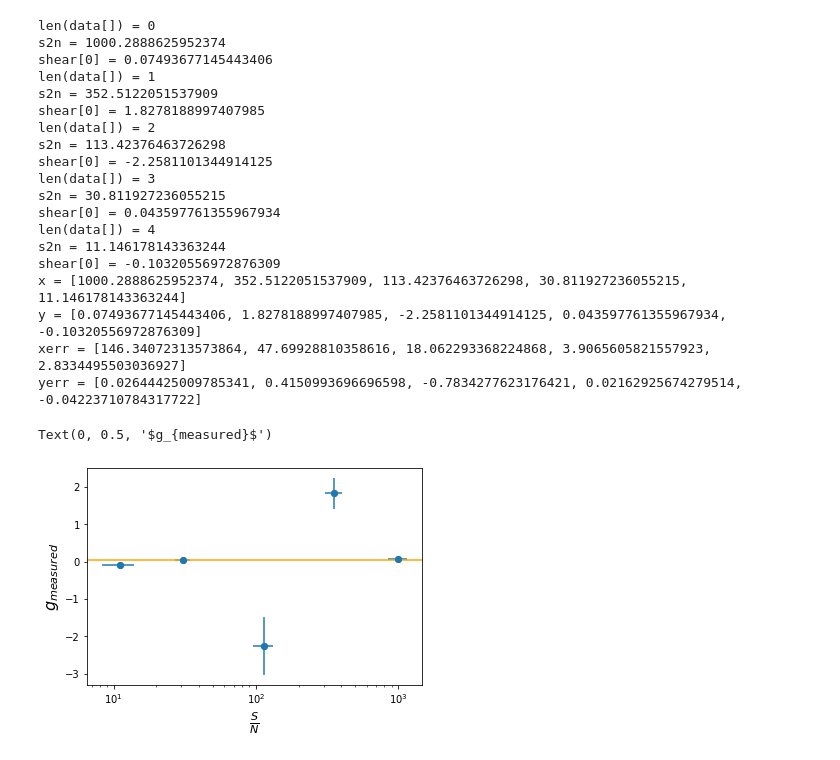
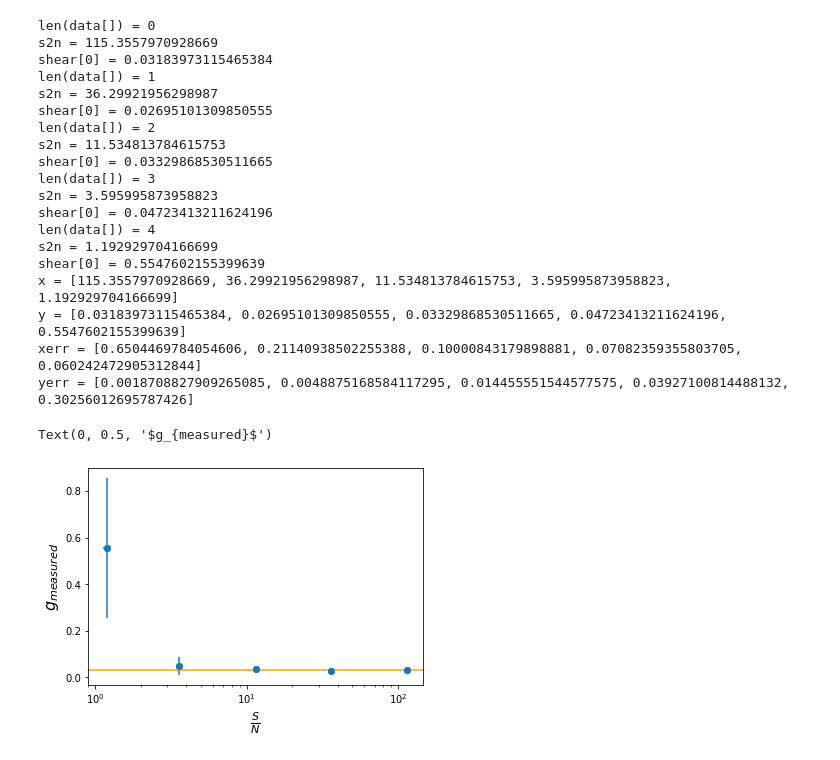
Before and after one commit to norrisbach/Metacal, a Jupyter notebook: metacal.ipynb, the cells around one changed output. Drawn from its saved outputs; the diff is of its cells as text; code cells hidden in the pictures.

```diff
--- a/metacal.ipynb
+++ b/metacal.ipynb
@@ -102,13 +102,16 @@ def make_data(rng, noise, shear):
     im = obj.drawImage(scale = scale)
 
     # psf noise
-    random = galsim.BaseDeviate(1024)
     psf_noise= .001
     psf_im += rng.normal(scale=psf_noise, size=psf_im.shape)
-    var_image= im + noise
-    #im += rng.normal(scale=noise, size=im.shape)
-    varNoise = galsim.VariableGaussianNoise(random, var_image)
-    im.addNoise(varNoise)
+
+    if(version == 0):
+        im += rng.normal(scale=noise, size=im.array.shape)
+    if(version == 1):
+        random = galsim.BaseDeviate(1024)
+        var_image= im + noise
+        varNoise = galsim.VariableGaussianNoise(random, var_image)
+        im.addNoise(varNoise)
     imArr = im.array
 
     cen = (np.array(imArr.shape)-1.0)/2.0
@@ -121,7 +124,12 @@ def make_data(rng, noise, shear):
     )
 
     # noise variance map
-    wt     = imArr*0 + 1.0/(0.0736*noise)**2
+    #factor*noise is to keep S/N between 10 and 1000
+    if(version == 0):
+        wt = imArr*0 + 1.0/(5*noise)**2
+    if(version == 1):
+        wt = imArr*0 + 1.0/(0.0736*noise)**2
+
     psf_wt = psf_im*0 + 1.0/psf_noise**2
 
     psf_obs = ngmix.Observation(
@@ -208,40 +216,42 @@ boot      = ngmix.metacal.MetacalBootstrapper(
 # %%
 noise_arr = np.logspace(-4, -2, 5, base=10.0)
 num_tests = len(noise_arr)
 num_gals = 100
 shear_true = [0.03, 0.00]
+#version = 0: background noise only; version = 1: background and signal noise
+version = 0
 ans = analyze(rng, num_tests, num_gals, noise_arr, shear_true)
 print("x =", ans[0])
 print("y =", ans[1])
 print("xerr =", ans[2])
 print("yerr =", ans[3])
 
 plt.errorbar(ans[0], ans[1], xerr=ans[2], yerr=ans[3], fmt='o')
 plt.scatter(ans[0], ans[1])
 plt.axhline(shear_true[0], color="orange")
 plt.xscale("log")
 plt.xlabel(r'$\frac{S}{N}$', fontsize=16)
 plt.ylabel(r'$g_{measured}$', fontsize=16)
 # %% [output]
 len(data[]) = 0
-s2n = 1000.2888625952374
-shear[0] = 0.07493677145443406
+s2n = 115.3557970928669
+shear[0] = 0.03183973115465384
 len(data[]) = 1
-s2n = 352.5122051537909
-shear[0] = 1.8278188997407985
+s2n = 36.29921956298987
+shear[0] = 0.02695101309850555
 len(data[]) = 2
-s2n = 113.42376463726298
-shear[0] = -2.2581101344914125
+s2n = 11.534813784615753
+shear[0] = 0.03329868530511665
 len(data[]) = 3
-s2n = 30.811927236055215
-shear[0] = 0.043597761355967934
+s2n = 3.595995873958823
+shear[0] = 0.04723413211624196
 len(data[]) = 4
-s2n = 11.146178143363244
-shear[0] = -0.10320556972876309
-x = [1000.2888625952374, 352.5122051537909, 113.42376463726298, 30.811927236055215, 11.146178143363244]
-y = [0.07493677145443406, 1.8278188997407985, -2.2581101344914125, 0.043597761355967934, -0.10320556972876309]
-xerr = [146.34072313573864, 47.69928810358616, 18.062293368224868, 3.9065605821557923, 2.8334495503036927]
-yerr = [0.02644425009785341, 0.4150993696696598, -0.7834277623176421, 0.02162925674279514, -0.04223710784317722]
+s2n = 1.192929704166699
+shear[0] = 0.5547602155399639
+x = [115.3557970928669, 36.29921956298987, 11.534813784615753, 3.595995873958823, 1.192929704166699]
+y = [0.03183973115465384, 0.02695101309850555, 0.03329868530511665, 0.04723413211624196, 0.5547602155399639]
+xerr = [0.6504469784054606, 0.21140938502255388, 0.10000843179898881, 0.07082359355803705, 0.060242472905312844]
+yerr = [0.0018708827909265085, 0.0048875168584117295, 0.014455551544577575, 0.03927100814488132, 0.30256012695787426]
 Text(0, 0.5, '$g_{measured}$')
-[figure, old version]
+[figure, new version]
 # %%
```
Also changed, not shown: parts of 4 cells of this notebook.
